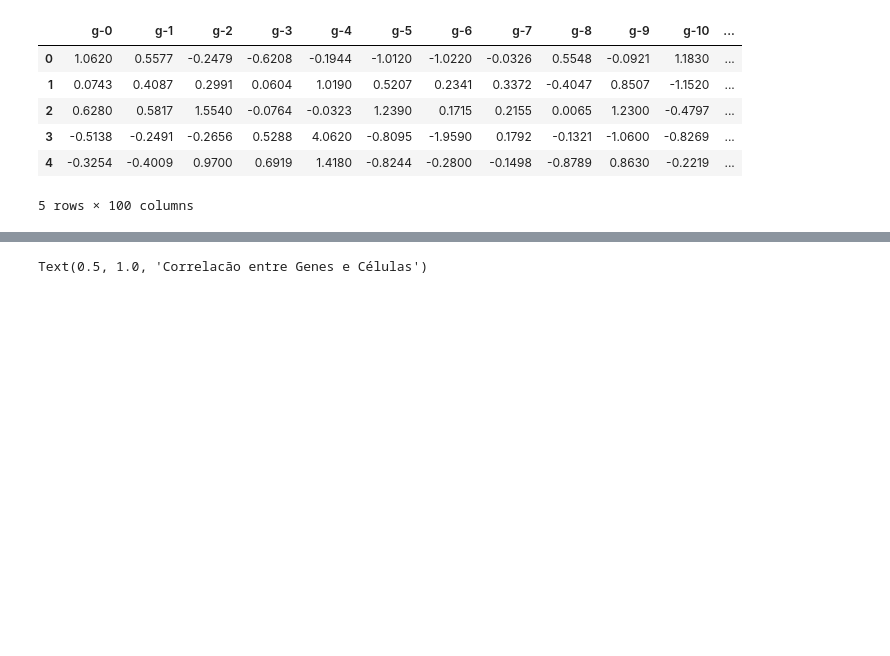
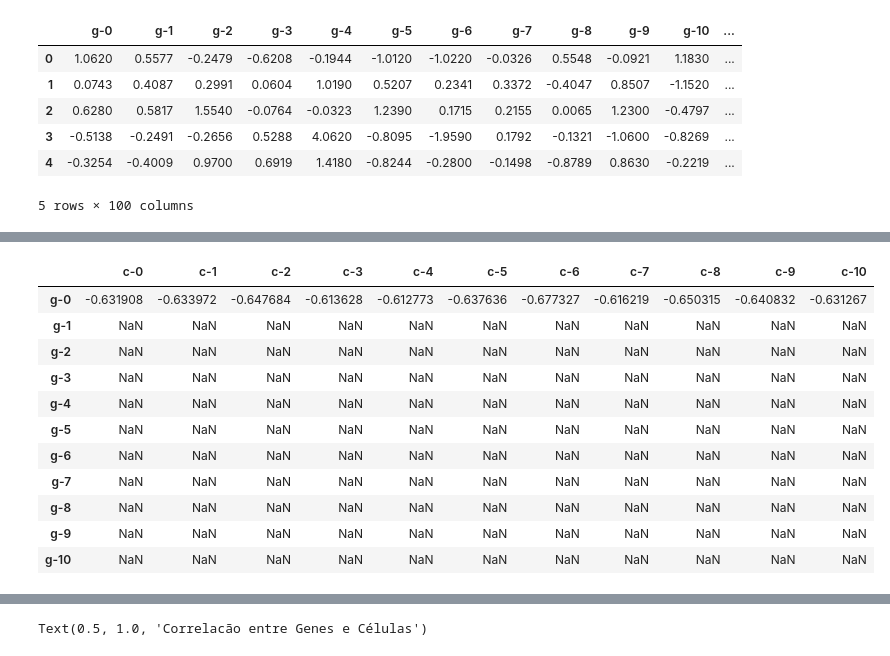
Before and after one commit to MisterGusMan/Alura_ID3, a Jupyter notebook: Análise_Aula_3.ipynb, the cells around one changed output, grey strips where cells are left out. Drawn from its saved outputs; the diff is of its cells as text; code cells hidden in the pictures; blank space fills up the shorter version.

```diff
--- a/Análise_Aula_3.ipynb
+++ b/Análise_Aula_3.ipynb
@@ -241,3 +241,18 @@ corr
 | g-8 | 0.626995 | 0.607203 | 0.602322 | 0.571182 | 0.548365 | 0.596905 | 0.611426 | 0.585768 | 0.603677 | 0.562773 | 0.593073 |
 | g-9 | 0.446771 | 0.487008 | 0.500464 | 0.465320 | 0.497349 | 0.471902 | 0.501137 | 0.446600 | 0.487231 | 0.471046 | 0.475875 |
 | g-10 | 0.601936 | 0.660332 | 0.658062 | 0.604643 | 0.637563 | 0.630767 | 0.667521 | 0.593531 | 0.645316 | 0.640685 | 0.637167 |
+# %%
+corr[corr == corr.min()]
+# %% [output]
+|  | c-0 | c-1 | c-2 | c-3 | c-4 | c-5 | c-6 | c-7 | c-8 | c-9 | c-10 |
+| g-0 | -0.631908 | -0.633972 | -0.647684 | -0.613628 | -0.612773 | -0.637636 | -0.677327 | -0.616219 | -0.650315 | -0.640832 | -0.631267 |
+| g-1 | NaN | NaN | NaN | NaN | NaN | NaN | NaN | NaN | NaN | NaN | NaN |
+| g-2 | NaN | NaN | NaN | NaN | NaN | NaN | NaN | NaN | NaN | NaN | NaN |
+| g-3 | NaN | NaN | NaN | NaN | NaN | NaN | NaN | NaN | NaN | NaN | NaN |
+| g-4 | NaN | NaN | NaN | NaN | NaN | NaN | NaN | NaN | NaN | NaN | NaN |
+| g-5 | NaN | NaN | NaN | NaN | NaN | NaN | NaN | NaN | NaN | NaN | NaN |
+| g-6 | NaN | NaN | NaN | NaN | NaN | NaN | NaN | NaN | NaN | NaN | NaN |
+| g-7 | NaN | NaN | NaN | NaN | NaN | NaN | NaN | NaN | NaN | NaN | NaN |
+| g-8 | NaN | NaN | NaN | NaN | NaN | NaN | NaN | NaN | NaN | NaN | NaN |
+| g-9 | NaN | NaN | NaN | NaN | NaN | NaN | NaN | NaN | NaN | NaN | NaN |
+| g-10 | NaN | NaN | NaN | NaN | NaN | NaN | NaN | NaN | NaN | NaN | NaN |
```
Also changed, not shown: parts of 4 cells of this notebook.
